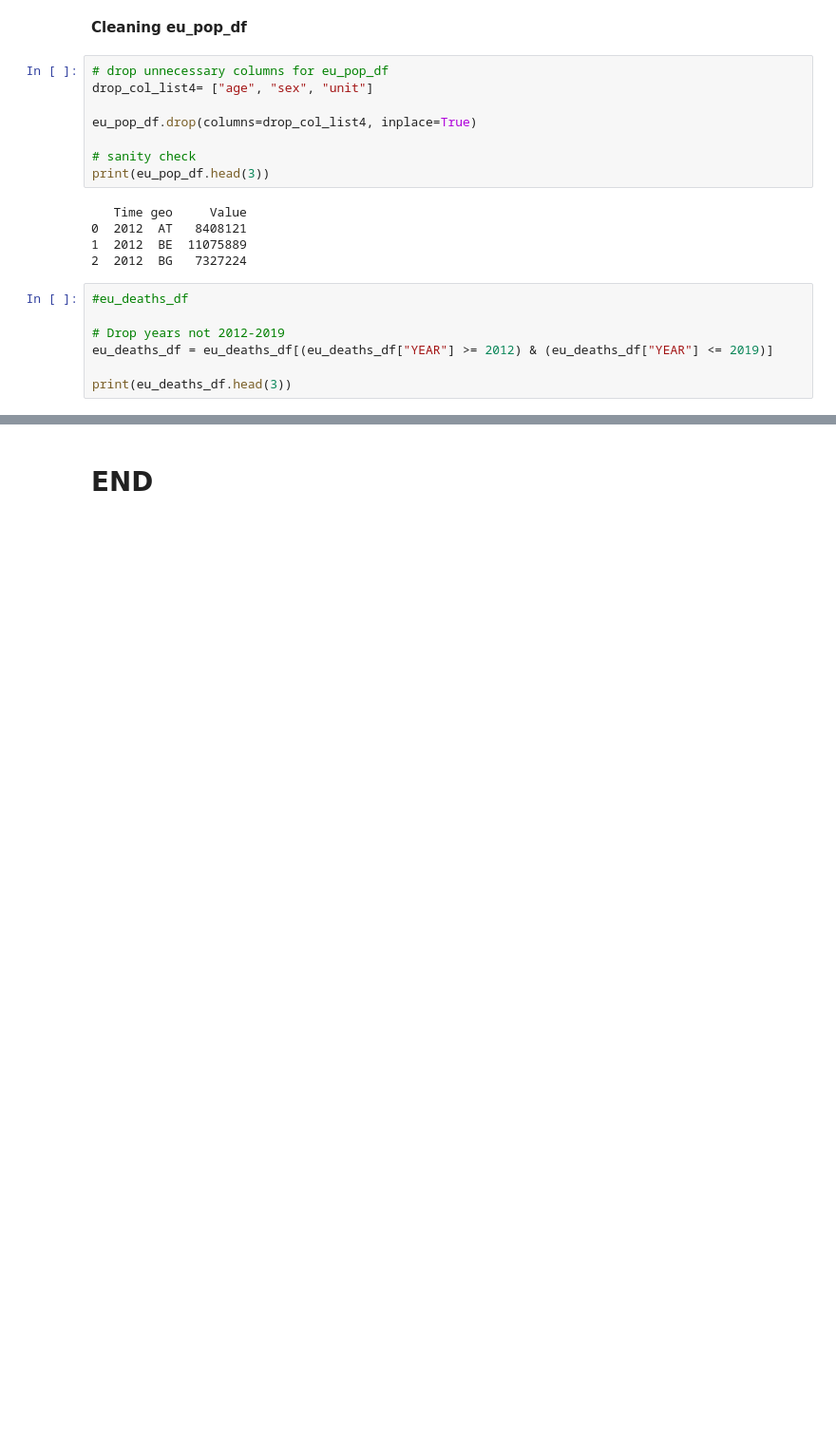
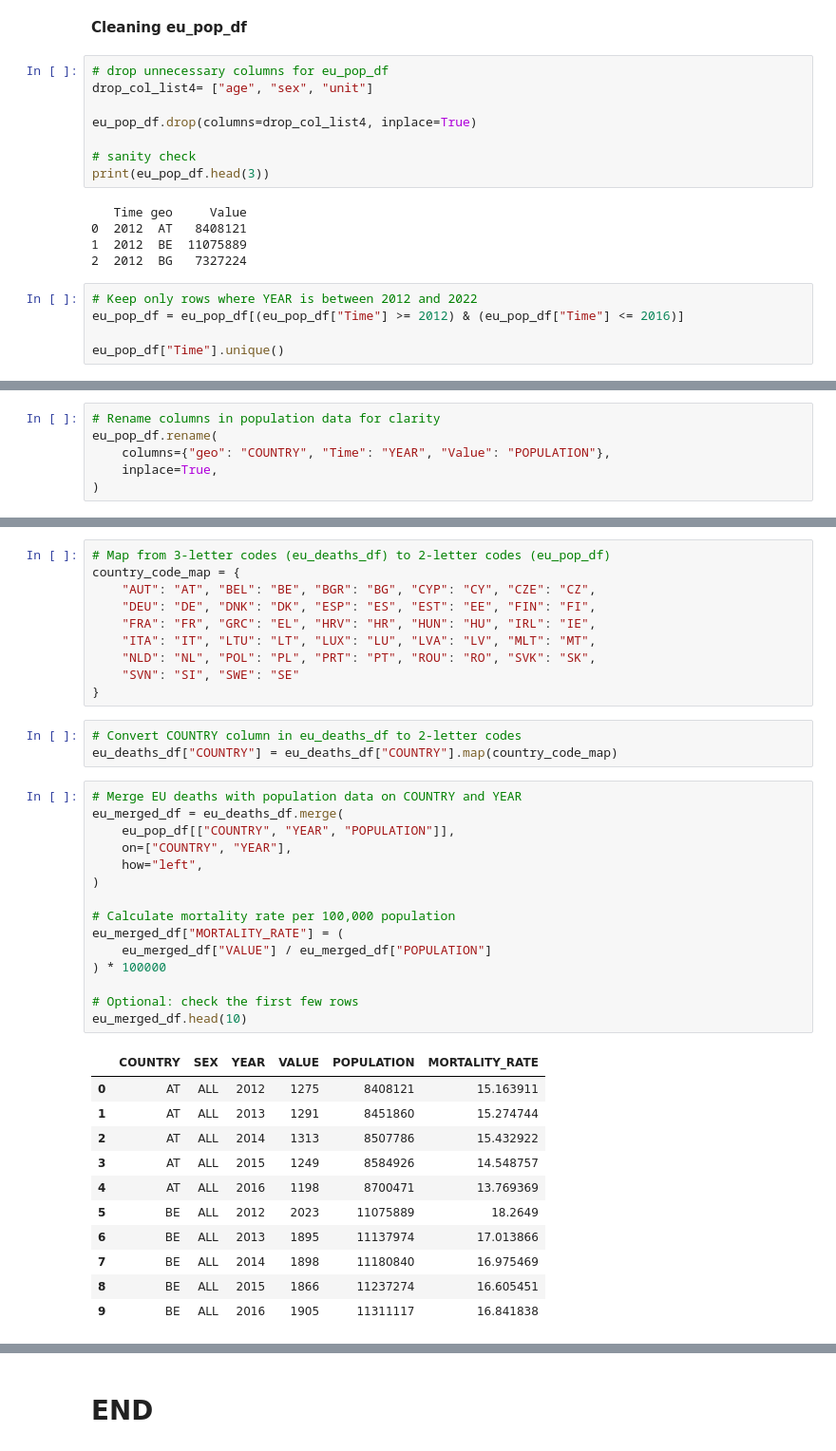
Before and after one commit to NibnabCodes/pfda_project, a Jupyter notebook: analysis.ipynb, the cells around one changed output, grey strips where cells are left out. Shown at 95% size. Cells and saved outputs as stored; diff of their text form; blank space fills up the shorter version.

```diff
--- a/analysis.ipynb
+++ b/analysis.ipynb
@@ -268,10 +477,8 @@ print(eu_pop_df.head(3))
 1  2012  BE  11075889
 2  2012  BG   7327224
 # %%
-#eu_deaths_df
+# Keep only rows where YEAR is between 2012 and 2022
+eu_pop_df = eu_pop_df[(eu_pop_df["Time"] >= 2012) & (eu_pop_df["Time"] <= 2016)]
 
-# Drop years not 2012-2019
-eu_deaths_df = eu_deaths_df[(eu_deaths_df["YEAR"] >= 2012) & (eu_deaths_df["YEAR"] <= 2019)]
-
-print(eu_deaths_df.head(3))
+eu_pop_df["Time"].unique()
 # %% [output]
@@ -296,0 +506,6 @@ None
+# %%
+# Rename columns in population data for clarity
+eu_pop_df.rename(
+    columns={"geo": "COUNTRY", "Time": "YEAR", "Value": "POPULATION"},
+    inplace=True,
+)
@@ -296,0 +519,40 @@ None
+# %%
+# Map from 3-letter codes (eu_deaths_df) to 2-letter codes (eu_pop_df)
+country_code_map = {
+    "AUT": "AT", "BEL": "BE", "BGR": "BG", "CYP": "CY", "CZE": "CZ",
+    "DEU": "DE", "DNK": "DK", "ESP": "ES", "EST": "EE", "FIN": "FI",
+    "FRA": "FR", "GRC": "EL", "HRV": "HR", "HUN": "HU", "IRL": "IE",
+    "ITA": "IT", "LTU": "LT", "LUX": "LU", "LVA": "LV", "MLT": "MT",
+    "NLD": "NL", "POL": "PL", "PRT": "PT", "ROU": "RO", "SVK": "SK",
+    "SVN": "SI", "SWE": "SE"
+}
+# %%
+# Convert COUNTRY column in eu_deaths_df to 2-letter codes
+eu_deaths_df["COUNTRY"] = eu_deaths_df["COUNTRY"].map(country_code_map)
+# %%
+# Merge EU deaths with population data on COUNTRY and YEAR
+eu_merged_df = eu_deaths_df.merge(
+    eu_pop_df[["COUNTRY", "YEAR", "POPULATION"]],
+    on=["COUNTRY", "YEAR"],
+    how="left",
+)
+
+# Calculate mortality rate per 100,000 population
+eu_merged_df["MORTALITY_RATE"] = (
+    eu_merged_df["VALUE"] / eu_merged_df["POPULATION"]
+) * 100000
+
+# Optional: check the first few rows
+eu_merged_df.head(10)
+# %% [output]
+|  | COUNTRY | SEX | YEAR | VALUE | POPULATION | MORTALITY_RATE |
+| 0 | AT | ALL | 2012 | 1275 | 8408121 | 15.163911 |
+| 1 | AT | ALL | 2013 | 1291 | 8451860 | 15.274744 |
+| 2 | AT | ALL | 2014 | 1313 | 8507786 | 15.432922 |
+| 3 | AT | ALL | 2015 | 1249 | 8584926 | 14.548757 |
+| 4 | AT | ALL | 2016 | 1198 | 8700471 | 13.769369 |
+| 5 | BE | ALL | 2012 | 2023 | 11075889 | 18.2649 |
+| 6 | BE | ALL | 2013 | 1895 | 11137974 | 17.013866 |
+| 7 | BE | ALL | 2014 | 1898 | 11180840 | 16.975469 |
+| 8 | BE | ALL | 2015 | 1866 | 11237274 | 16.605451 |
+| 9 | BE | ALL | 2016 | 1905 | 11311117 | 16.841838 |
```
Also changed, not shown: parts of 31 cells of this notebook, 3 other files.
